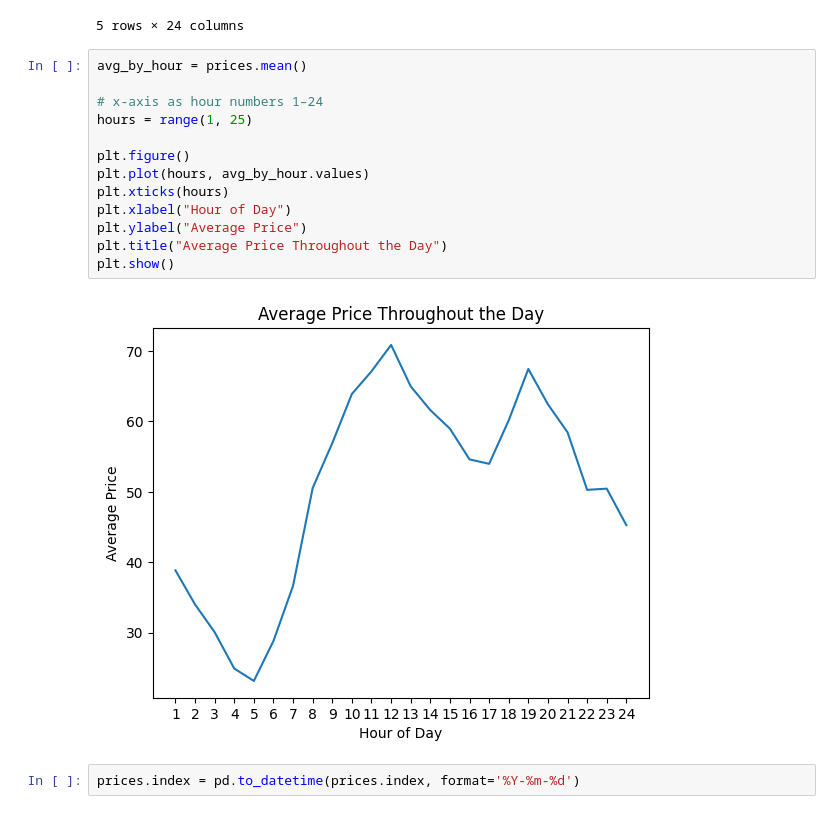
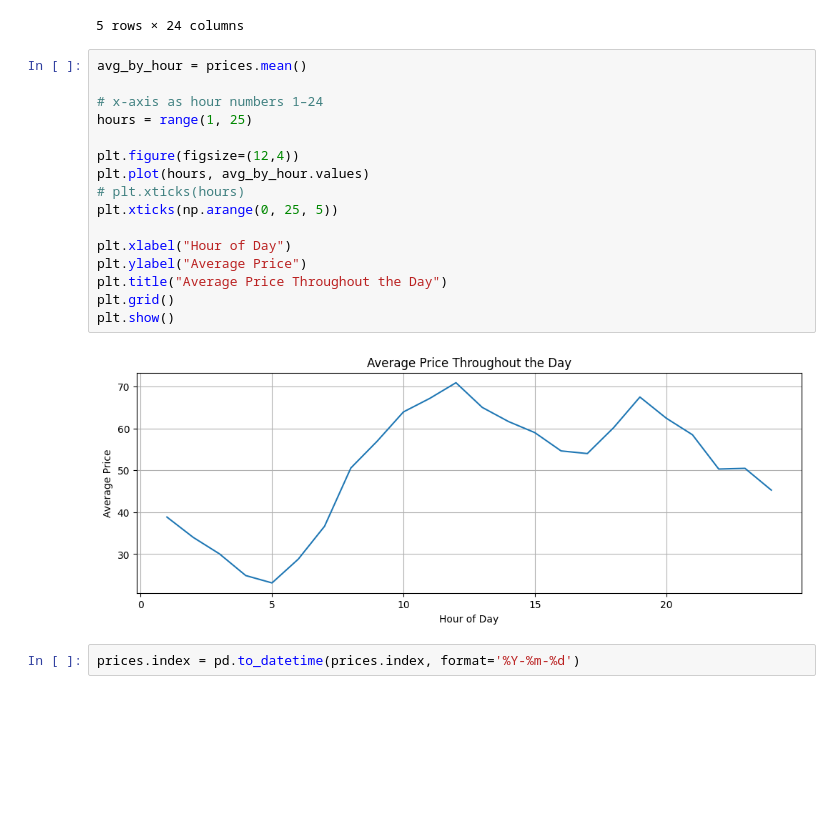
Before and after one commit to HLBurger/project-RL-hydrodam, a Jupyter notebook: analytics.ipynb, the cells around one changed output. Saved outputs shown, nothing was run; the diff lists cells and outputs as text; blank space fills up the shorter version.

Commit message:
Meer plots van de data

```diff
--- a/analytics.ipynb
+++ b/analytics.ipynb
@@ -20,18 +21,21 @@ prices.head()
 # %%
 avg_by_hour = prices.mean()
 
 # x-axis as hour numbers 1–24
 hours = range(1, 25)
 
-plt.figure()
+plt.figure(figsize=(12,4))
 plt.plot(hours, avg_by_hour.values)
-plt.xticks(hours)
+# plt.xticks(hours)
+plt.xticks(np.arange(0, 25, 5))
+
 plt.xlabel("Hour of Day")
 plt.ylabel("Average Price")
 plt.title("Average Price Throughout the Day")
+plt.grid()
 plt.show()
 # %% [output]
-[figure, old version]
+[figure, new version]
 # %%
 prices.index = pd.to_datetime(prices.index, format='%Y-%m-%d')
 # %%
```
Also changed, not shown: parts of 12 cells of this notebook.
